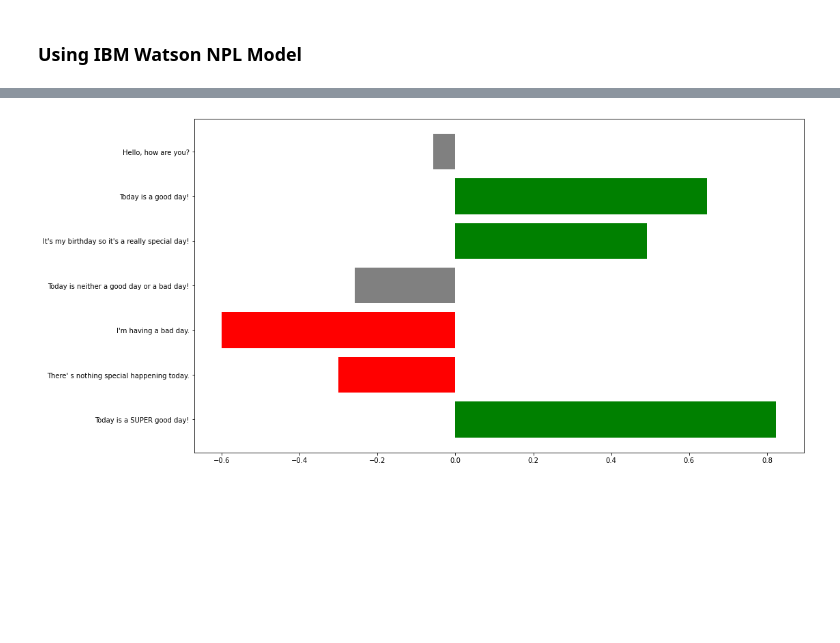
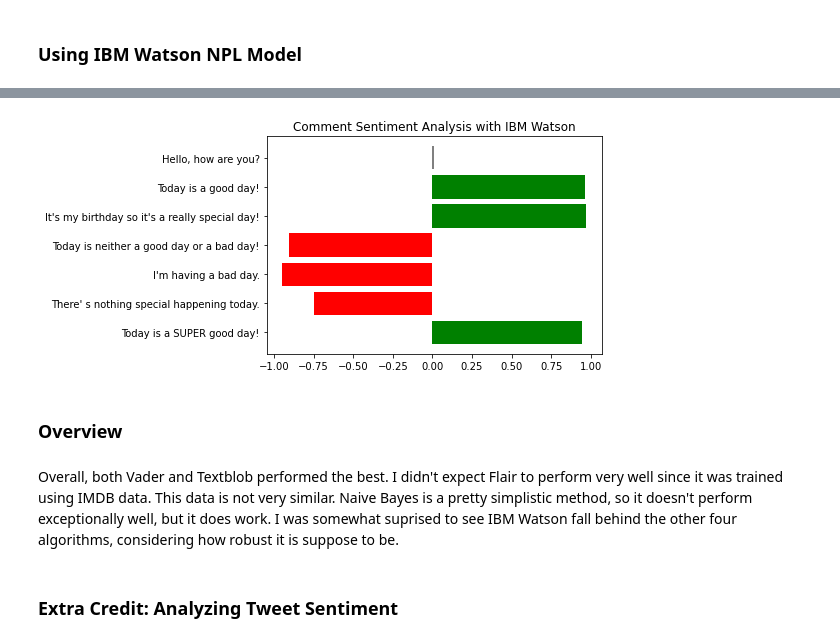
Before and after one commit to MichaelHotaling/DSC-Classes, a Jupyter notebook: DSC550/Week 4/Assignment 4.ipynb, the cells around one changed output, grey strips where cells are left out. Drawn from its saved outputs; the diff is of its cells as text; code cells hidden in the pictures; blank space fills up the shorter version.

```diff
--- a/DSC550/Week 4/Assignment 4.ipynb
+++ b/DSC550/Week 4/Assignment 4.ipynb
@@ -155,0 +199,2 @@ df
+# %%
+classifier = TextClassifier.load('en-sentiment',)
@@ -155,0 +203,13 @@ df
+# %%
+def flair_classifier(arr):
+    """Returns the Flair sentiment score for a string"""
+    sentence = Sentence(arr)
+    classifier.predict(sentence)
+    x,y = str(sentence.labels[0]).split()
+    y = float(re.sub('[()]', '', y))
+    if x == "NEGATIVE":
+        y = -y
+    return y
+
+df['flair'] = df['cleaned'].apply(flair_classifier)
+df
@@ -196,2 +274,0 @@ df
-# %%
-df['combo'] = (df['vader'] + df['textblob'] + df['naive_bayes'] + df['watson'])/4
@@ -209,16 +275,15 @@ df
-# %%
-def colorizer(arr):
-    if arr >0.3:
-        return "green"
-    elif 0.3 > arr > -0.3:
-        return "grey"
-    elif 0.3 > arr:
-        return "red"
 # %%
-plt.figure(figsize=(16,9))
-plt.barh(df['comments'], df['combo']+0.01, color = df['combo'].apply(colorizer))
+plt.barh(y=df['comments'], width = df['watson']+0.01, color = df['watson'].apply(colorizer))
+plt.title("Comment Sentiment Analysis with IBM Watson")
 plt.gca().invert_yaxis()
-#plt.xticks(rotation=90)
-plt.show()
 # %% [output]
-[figure, old version]
+[figure, new version]
+# %% [markdown]
+### Overview
+# %% [markdown]
+Overall, both Vader and Textblob performed the best.
+I didn't expect Flair to perform very well since it was trained using IMDB data. This data is not very similar.
+Naive Bayes is a pretty simplistic method, so it doesn't perform exceptionally well, but it does work.
+I was somewhat suprised to see IBM Watson fall behind the other four algorithms, considering how robust it is suppose to be.
+# %% [markdown]
+### Extra Credit: Analyzing Tweet Sentiment
```
Also changed, not shown: parts of 42 cells of this notebook.
